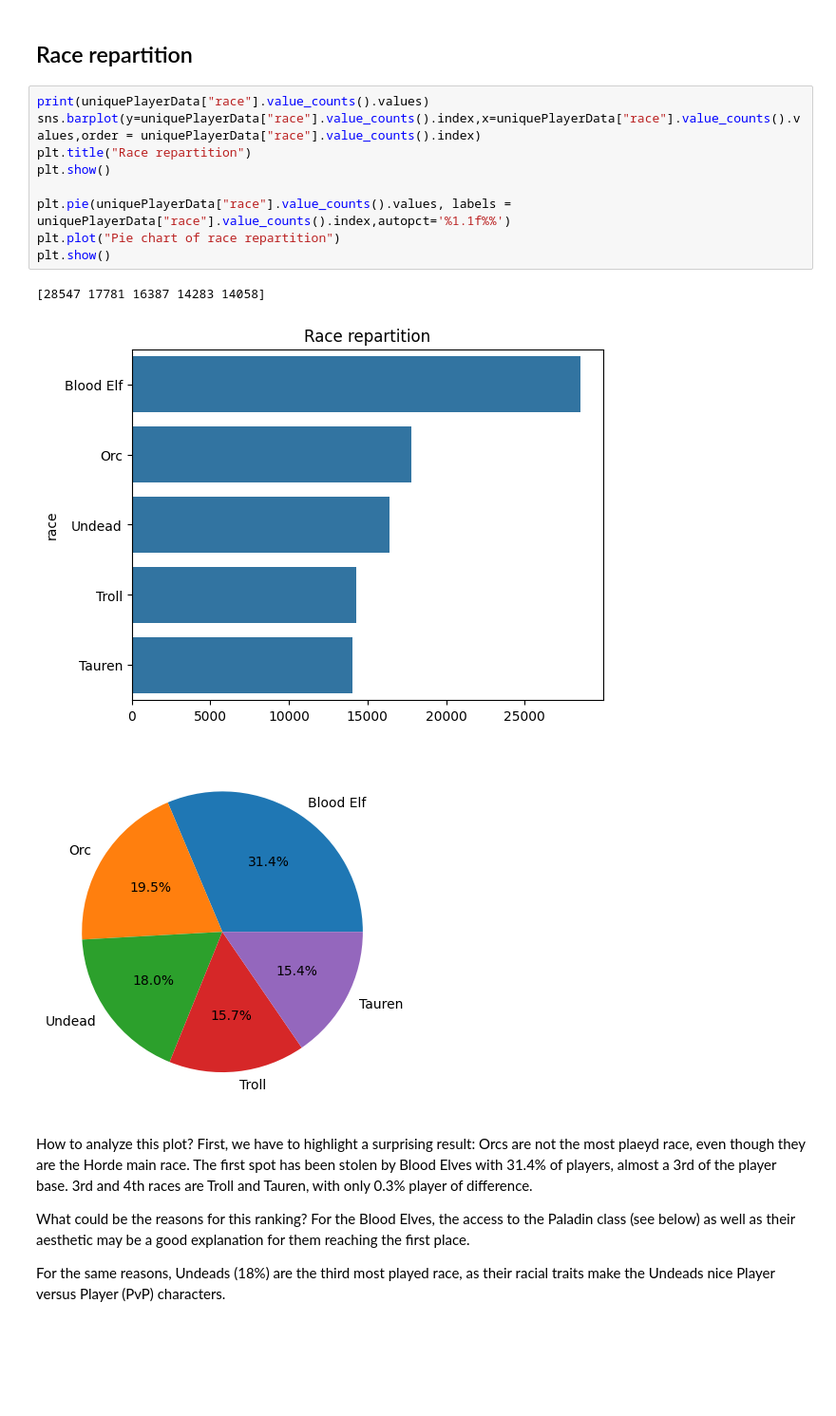
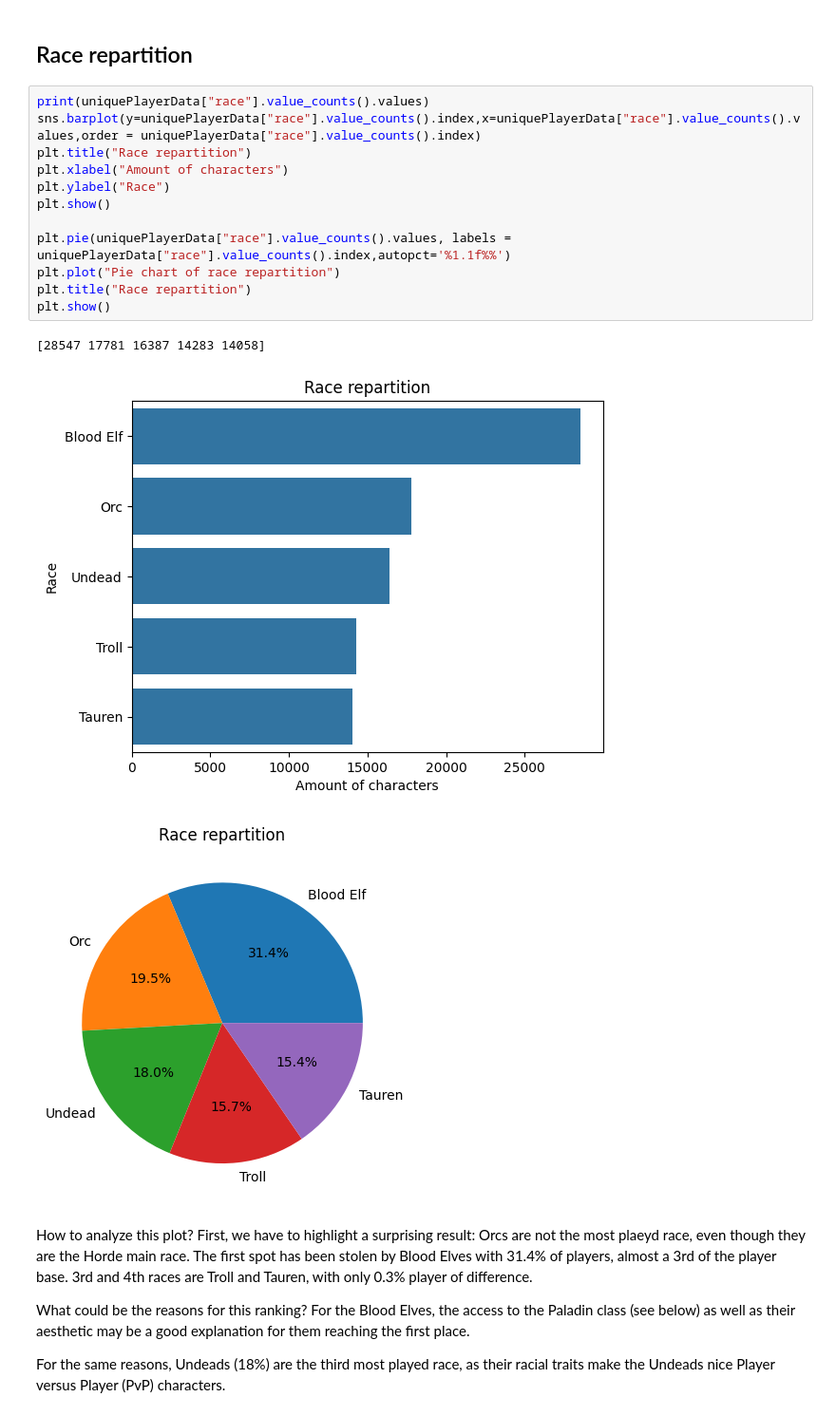
Before and after one commit to PierreVauterin/dataScience, a Jupyter notebook: wowDataAnalysis.ipynb, the cells around one changed output. Shown at 95% size. Saved outputs shown, nothing was run; the diff lists cells and outputs as text; blank space fills up the shorter version.

Commit message:
Added title to axis of plots

```diff
--- a/wowDataAnalysis.ipynb
+++ b/wowDataAnalysis.ipynb
@@ -80,16 +80,19 @@ Finally, another information we can get from this level chart is that around 8.6
 # %%
 print(uniquePlayerData["race"].value_counts().values)
 sns.barplot(y=uniquePlayerData["race"].value_counts().index,x=uniquePlayerData["race"].value_counts().values,order = uniquePlayerData["race"].value_counts().index)
 plt.title("Race repartition")
+plt.xlabel("Amount of characters")
+plt.ylabel("Race")
 plt.show()
 
 plt.pie(uniquePlayerData["race"].value_counts().values, labels = uniquePlayerData["race"].value_counts().index,autopct='%1.1f%%')
 plt.plot("Pie chart of race repartition")
+plt.title("Race repartition")
 plt.show()
 # %% [output]
 [28547 17781 16387 14283 14058]
-[figure, old version]
+[figure, new version]
-[figure, old version]
+[figure, new version]
 # %% [markdown]
 How to analyze this plot? First, we have to highlight a surprising result: Orcs are not the most plaeyd race, even though they are the Horde main race. The first spot has been stolen by Blood Elves with 31.4% of players, almost a 3rd of the player base. 3rd and 4th races are Troll and Tauren, with only 0.3% player of difference.
 
```
Also changed, not shown: parts of 3 cells of this notebook.
